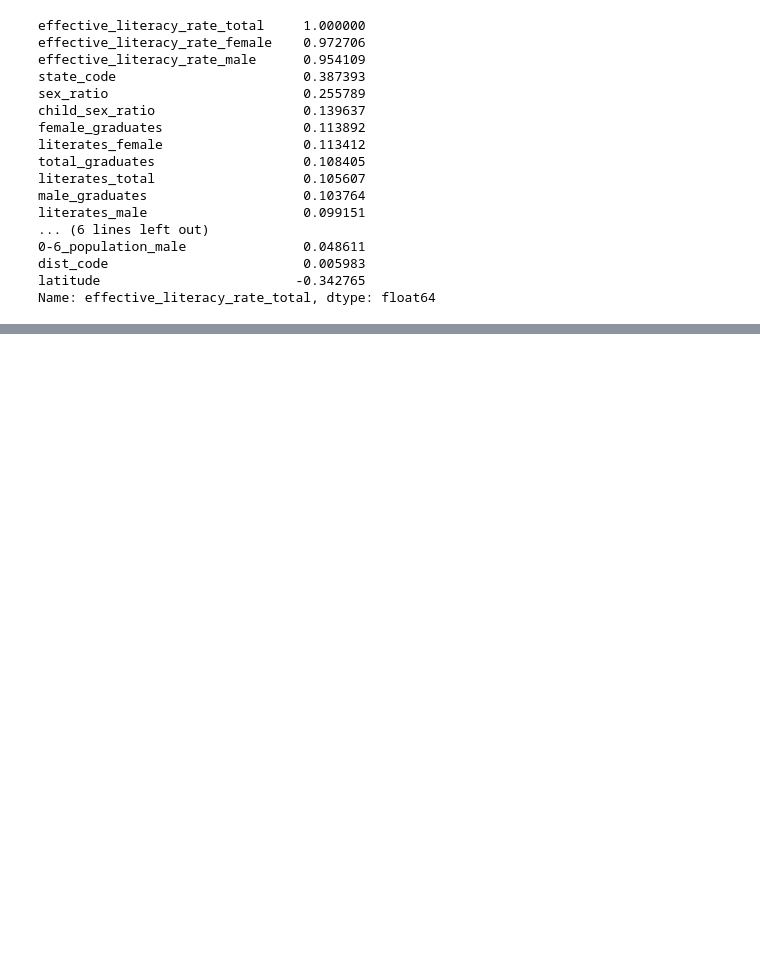
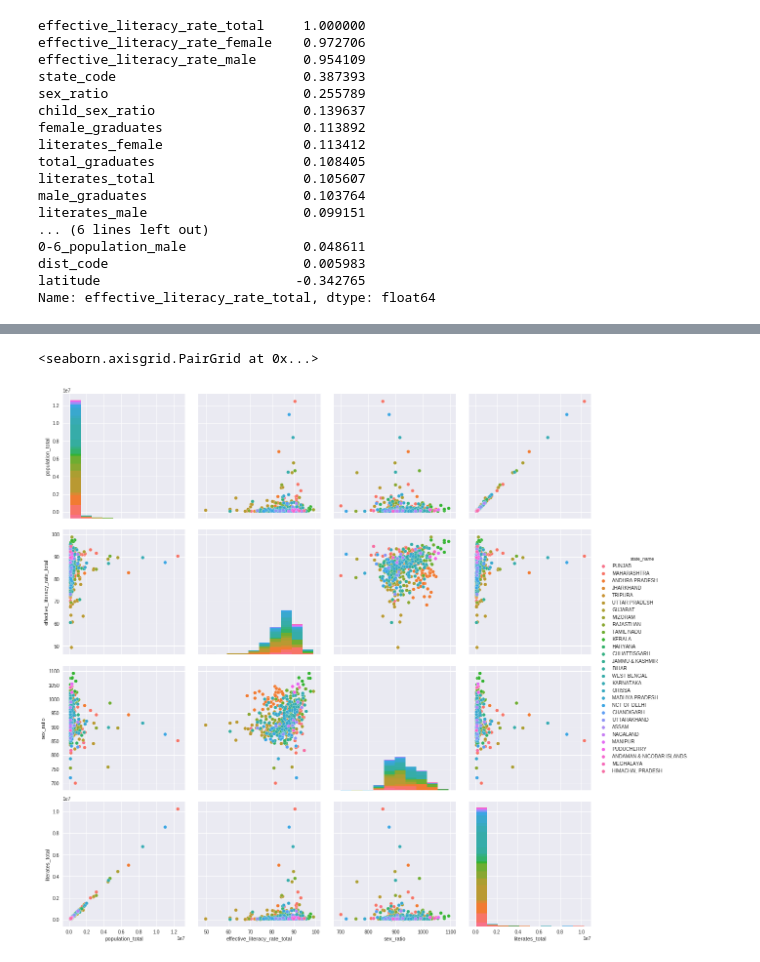
Before and after one commit to greed2411/ML, a Jupyter notebook: NDL new.ipynb, the cells around one changed output, grey strips where cells are left out. Drawn from its saved outputs; the diff is of its cells as text; code cells hidden in the pictures; blank space fills up the shorter version.

```diff
--- a/NDL new.ipynb
+++ b/NDL new.ipynb
@@ -175,0 +161,8 @@ array([[<matplotlib.axes._subplots.AxesSubplot object at 0x...>,
+# %%
+import seaborn as sns
+attributes = ['population_total', 'effective_literacy_rate_total', 'sex_ratio', 'literates_total', 'state_name']
+data = table[attributes]
+sns.pairplot(data, hue = 'state_name', size = 4)
+# %% [output]
+<seaborn.axisgrid.PairGrid at 0x...>
+[figure, added]
```
Also changed, not shown: parts of 3 cells of this notebook.
